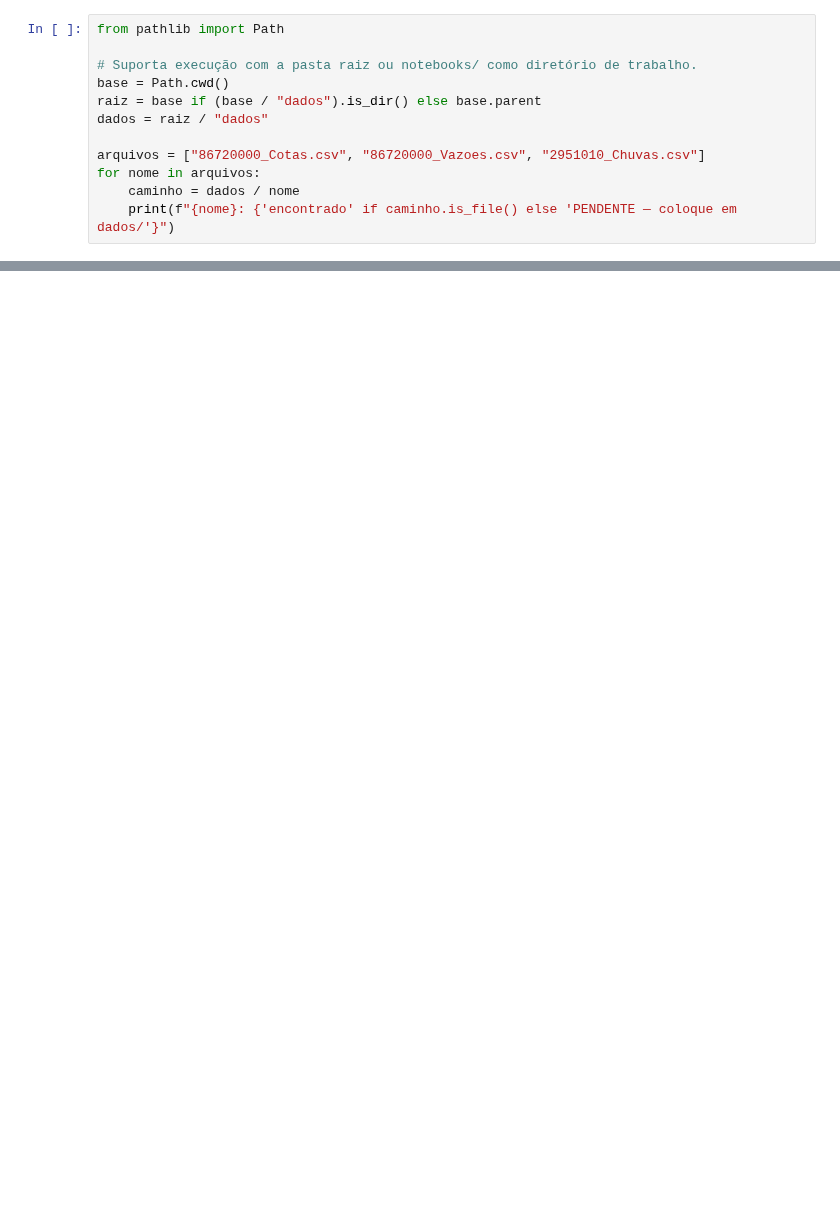
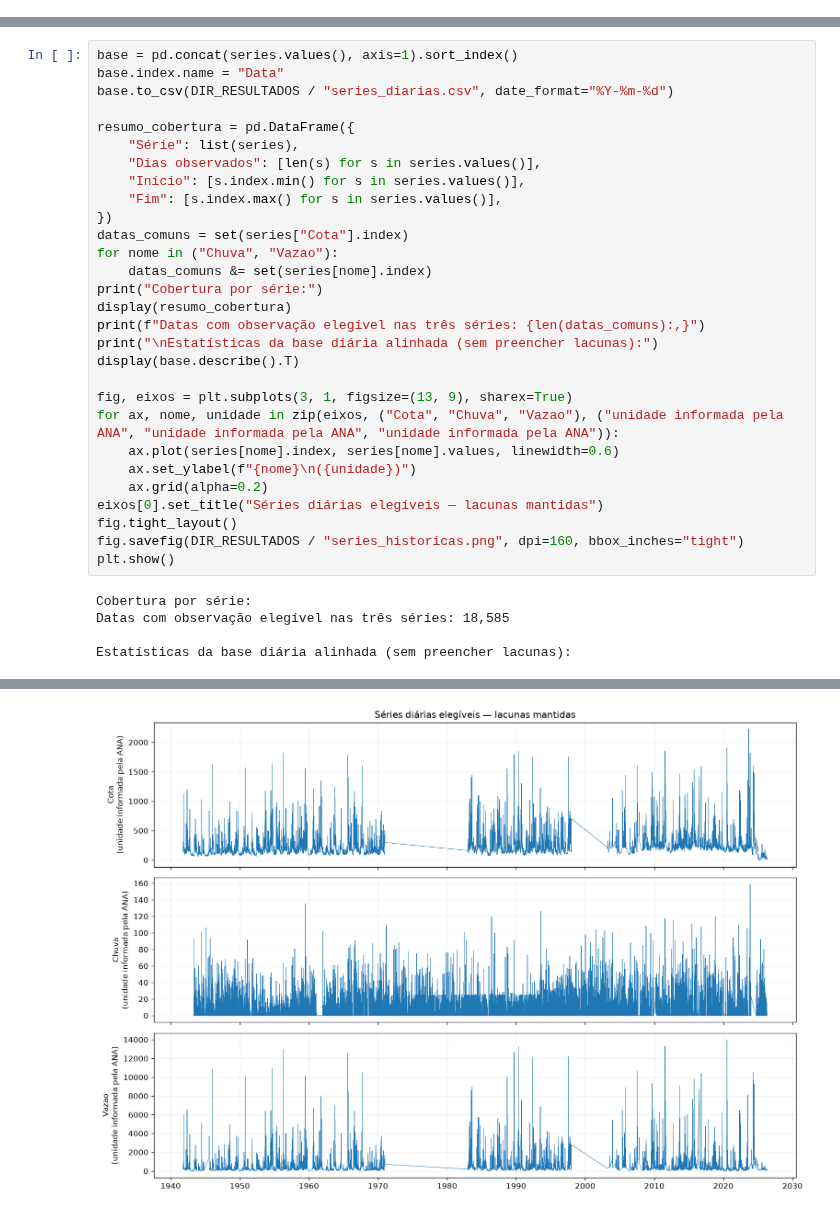
Before and after one commit to PedroMenezes296/RedesNeurais_ANA, a Jupyter notebook: RedesNeurais_ANA/notebooks/analise_redes_neurais.ipynb, the cells around one changed output, grey strips where cells are left out. Cells and saved outputs as stored; diff of their text form; blank space fills up the shorter version.

```diff
--- a/RedesNeurais_ANA/notebooks/analise_redes_neurais.ipynb
+++ b/RedesNeurais_ANA/notebooks/analise_redes_neurais.ipynb
@@ -27,12 +0,0 @@ Coloque manualmente os três arquivos da ANA na pasta `dados/`, que está vazia.
-# %%
-from pathlib import Path
-
-# Suporta execução com a pasta raiz ou notebooks/ como diretório de trabalho.
-base = Path.cwd()
-raiz = base if (base / "dados").is_dir() else base.parent
-dados = raiz / "dados"
-
-arquivos = ["86720000_Cotas.csv", "86720000_Vazoes.csv", "2951010_Chuvas.csv"]
-for nome in arquivos:
-    caminho = dados / nome
-    print(f"{nome}: {'encontrado' if caminho.is_file() else 'PENDENTE — coloque em dados/'}")
@@ -46,0 +179,34 @@ As células seguintes serão construídas passo a passo com base nos arquivos re
+# %%
+base = pd.concat(series.values(), axis=1).sort_index()
+base.index.name = "Data"
+base.to_csv(DIR_RESULTADOS / "series_diarias.csv", date_format="%Y-%m-%d")
+
+resumo_cobertura = pd.DataFrame({
+    "Série": list(series),
+    "Dias observados": [len(s) for s in series.values()],
+    "Início": [s.index.min() for s in series.values()],
+    "Fim": [s.index.max() for s in series.values()],
+})
+datas_comuns = set(series["Cota"].index)
+for nome in ("Chuva", "Vazao"):
+    datas_comuns &= set(series[nome].index)
+print("Cobertura por série:")
+display(resumo_cobertura)
+print(f"Datas com observação elegível nas três séries: {len(datas_comuns):,}")
+print("\nEstatísticas da base diária alinhada (sem preencher lacunas):")
+display(base.describe().T)
+
+fig, eixos = plt.subplots(3, 1, figsize=(13, 9), sharex=True)
+for ax, nome, unidade in zip(eixos, ("Cota", "Chuva", "Vazao"), ("unidade informada pela ANA", "unidade informada pela ANA", "unidade informada pela ANA")):
+    ax.plot(series[nome].index, series[nome].values, linewidth=0.6)
+    ax.set_ylabel(f"{nome}\n({unidade})")
+    ax.grid(alpha=0.2)
+eixos[0].set_title("Séries diárias elegíveis — lacunas mantidas")
+fig.tight_layout()
+fig.savefig(DIR_RESULTADOS / "series_historicas.png", dpi=160, bbox_inches="tight")
+plt.show()
+# %% [output]
+Cobertura por série:
+Datas com observação elegível nas três séries: 18,585
+
+Estatísticas da base diária alinhada (sem preencher lacunas):
@@ -46,0 +221 @@ As células seguintes serão construídas passo a passo com base nos arquivos re
+[figure, added]
```
Also changed, not shown: parts of 25 cells of this notebook, 10 other files.
